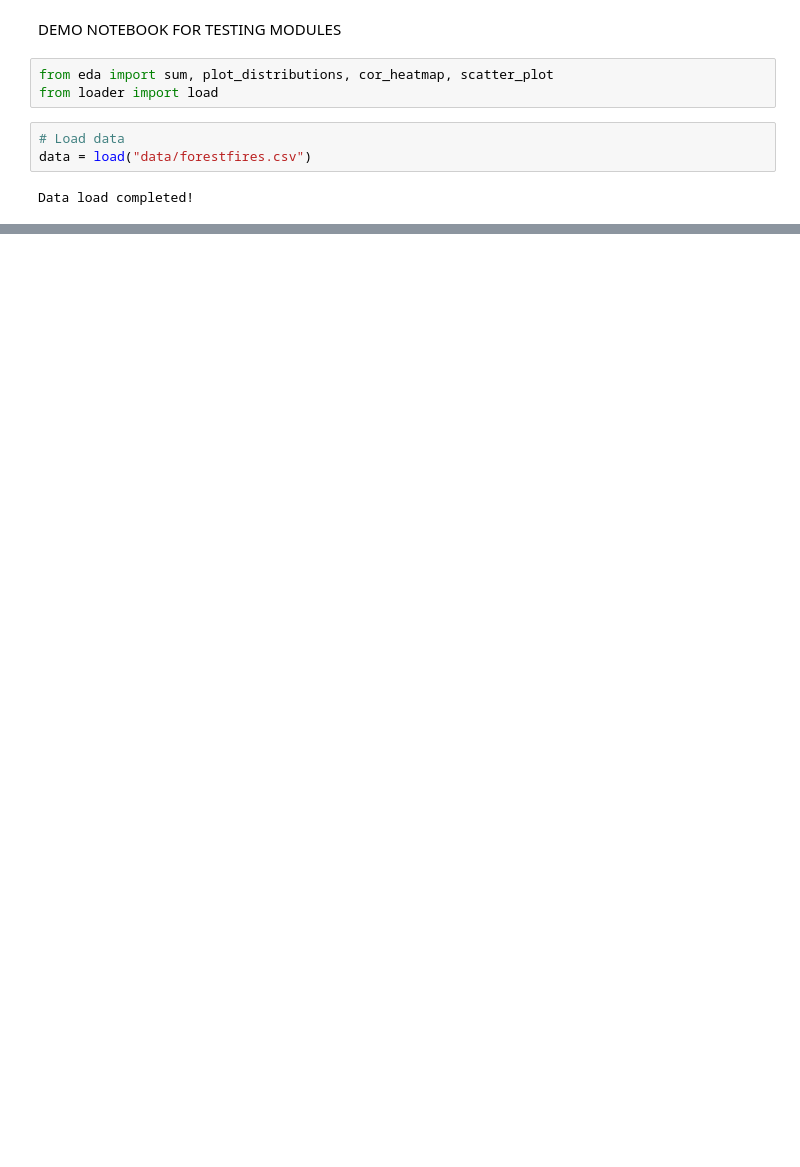
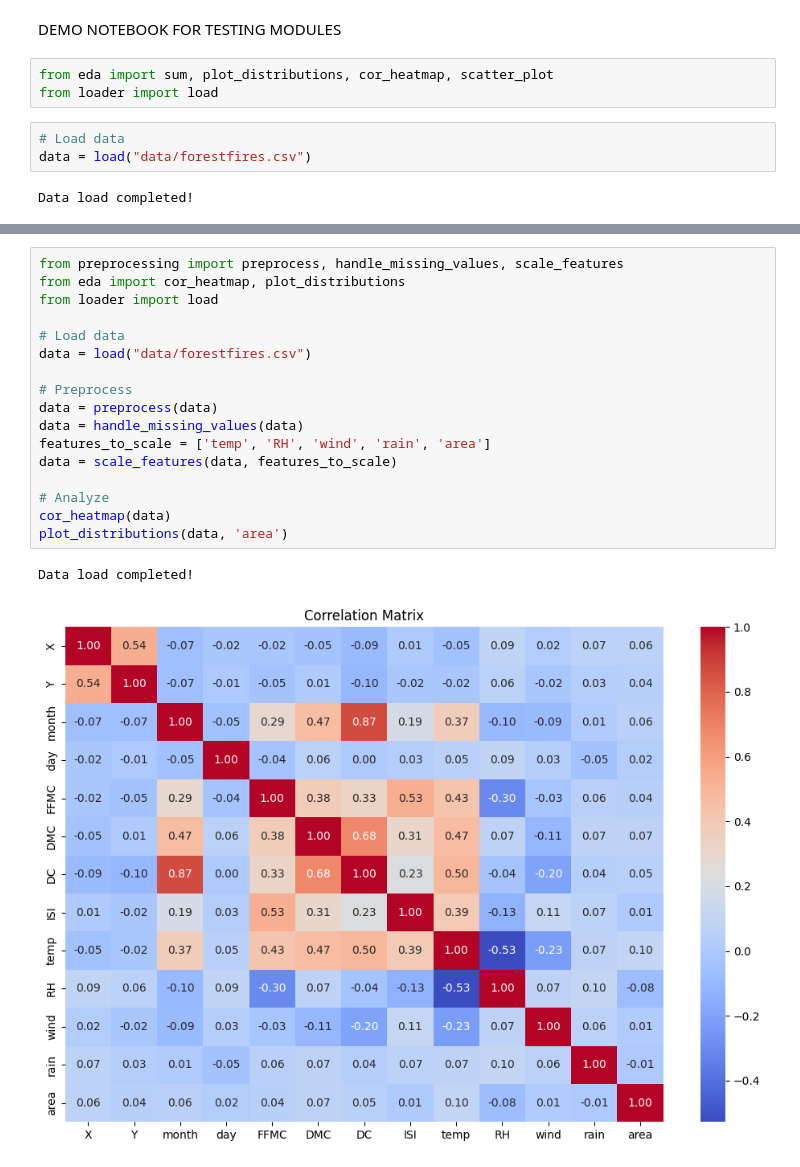
Before and after one commit to MecGlandorff/Forest-Fires, a Jupyter notebook: test.ipynb, the cells around one changed output, grey strips where cells are left out. Cells and saved outputs as stored; diff of their text form; blank space fills up the shorter version.

Commit message:
ran the tester to see the heatmap

```diff
--- a/test.ipynb
+++ b/test.ipynb
@@ -43,0 +45,20 @@ ValueError: could not convert string to float: 'mar'
+# %%
+from preprocessing import preprocess, handle_missing_values, scale_features
+from eda import cor_heatmap, plot_distributions
+from loader import load
+
+# Load data
+data = load("data/forestfires.csv")
+
+# Preprocess
+data = preprocess(data)
+data = handle_missing_values(data)
+features_to_scale = ['temp', 'RH', 'wind', 'rain', 'area']
+data = scale_features(data, features_to_scale)
+
+# Analyze
+cor_heatmap(data)
+plot_distributions(data, 'area')
+# %% [output]
+Data load completed!
+[figure, added]
```
Also changed, not shown: parts of 3 cells of this notebook.
